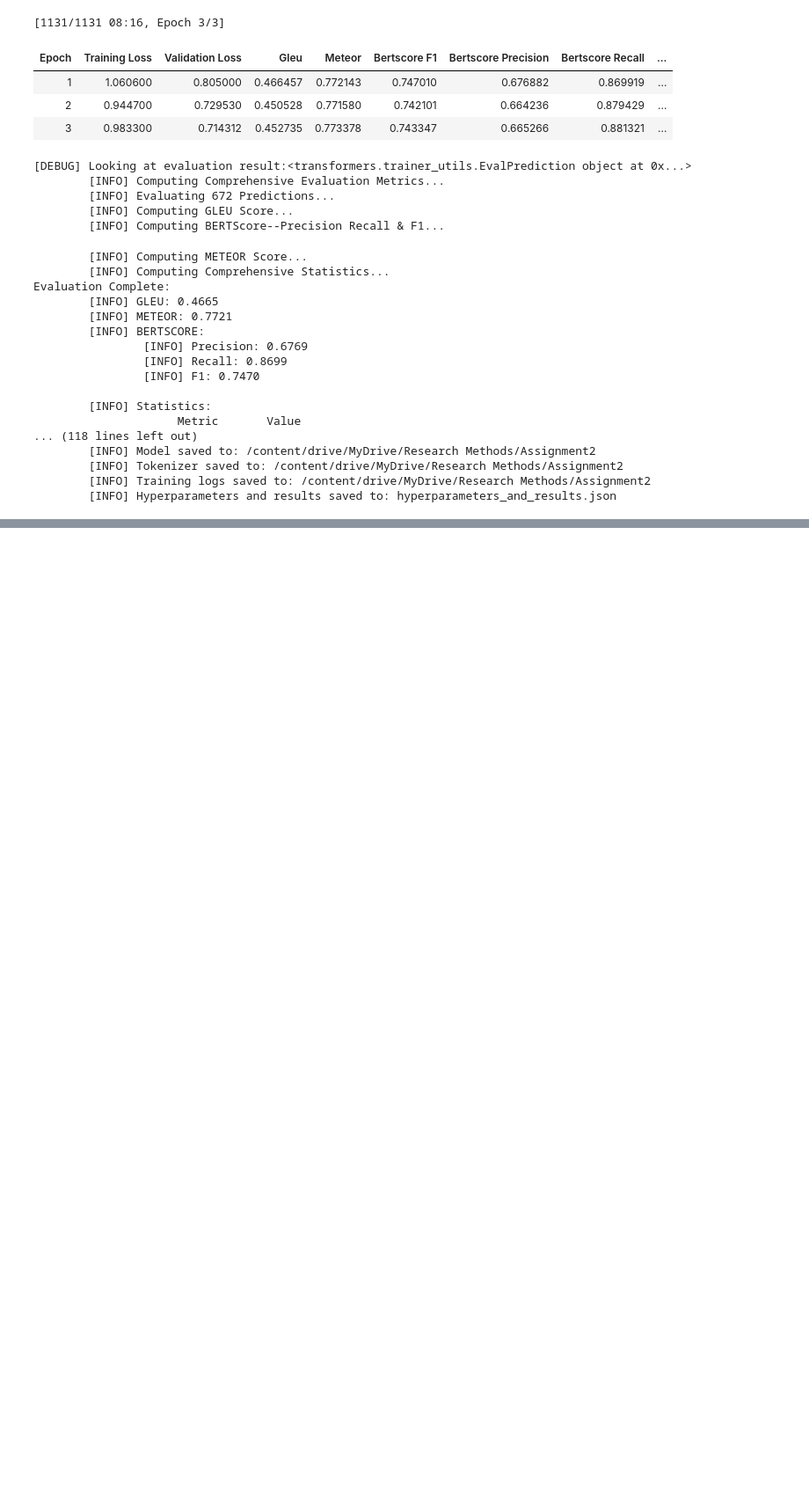
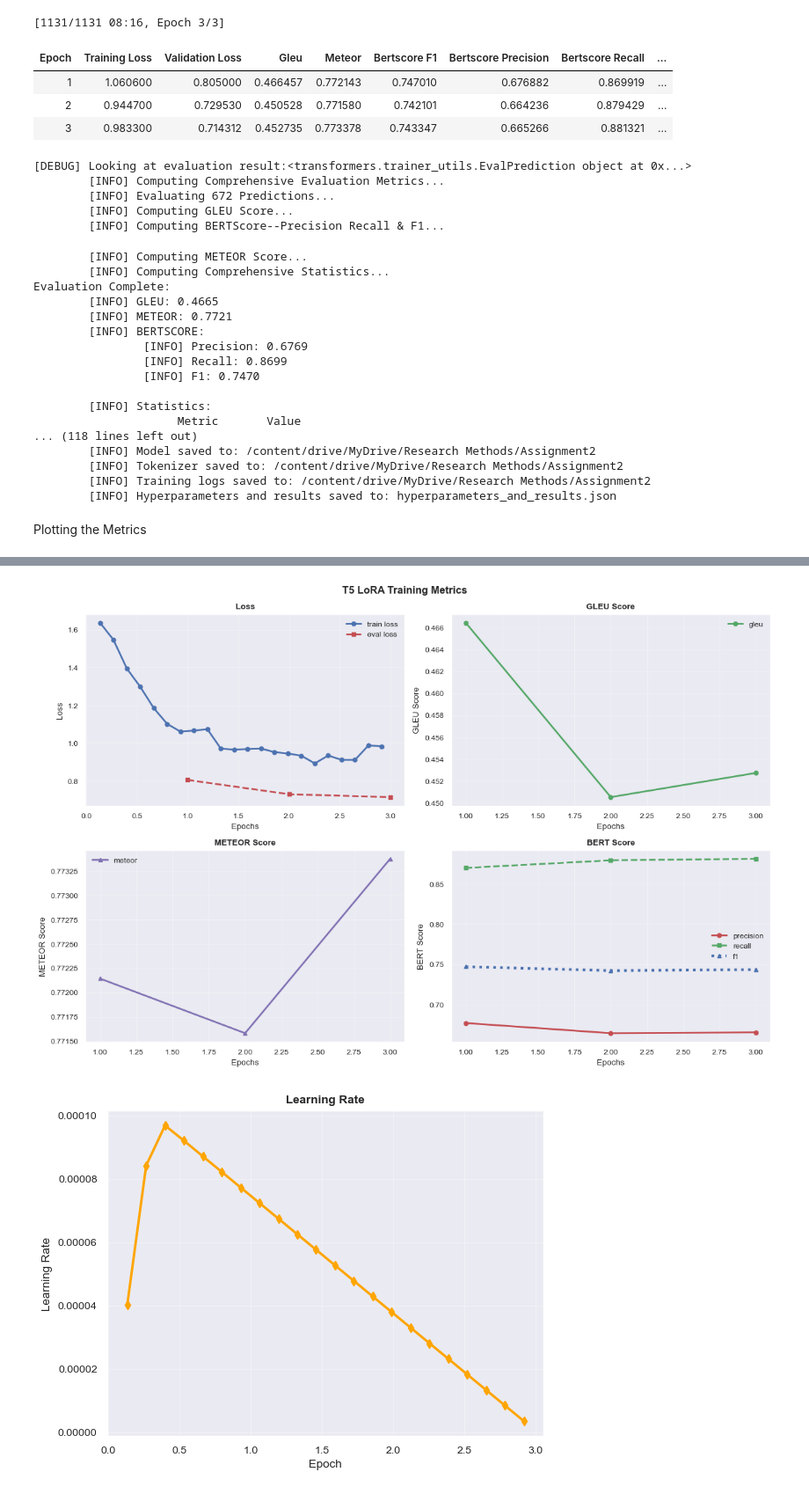
Before and after one commit to Mohitag94/grammar_correction, a Jupyter notebook: grammar_correction_t5_lora.ipynb, the cells around one changed output, grey strips where cells are left out. Shown at 88% size. Saved outputs shown, nothing was run; the diff lists cells and outputs as text; code cells hidden in the pictures; blank space fills up the shorter version.

Commit message:
model train plots

```diff
--- a/grammar_correction_t5_lora.ipynb
+++ b/grammar_correction_t5_lora.ipynb
@@ -2216,6 +2217,23 @@ class T5LoRATrainer:
 ### Train Plot Function
 # %%
 def train_plots(train_log_path, output_dir=IMAGE_SAVEPOINT):
+    """
+    Generate training metric plots from model training logs.
+
+    Args:
+        train_log_path (str): Path to the training log file in JSON format
+        output_dir (str): Directory path where plot images will be saved
+
+    The function creates and saves the following plots:
+    - Training and evaluation loss curves
+    - GLEU score progression
+    - METEOR score progression
+    - BERT Score metrics (precision, recall, F1)
+    - Learning rate curve
+
+    Plots are saved as PNG files in the specified output directory.
+    """
+
     # reading the log file
     with open(train_log_path, "r") as f:
         data = json.load(f)
@@ -2243,7 +2261,7 @@ def train_plots(train_log_path, output_dir=IMAGE_SAVEPOINT):
     bert_recall = [log.get("eval_bertscore_recall", 0) for log in eval_logs]
     bert_f1 = [log.get("eval_bertscore_f1", 0) for log in eval_logs]
 
-    print(train_logs)
+    # plotting the mertics in a grid
     fig, axes = plt.subplots(2, 2, figsize=(12, 8))
     fig.suptitle("T5 LoRA Training Metrics", fontsize=12, fontweight='bold')
 
@@ -2290,3 +2308,17 @@ def train_plots(train_log_path, output_dir=IMAGE_SAVEPOINT):
     plt.savefig(os.path.join(output_dir, "training_metrics.png"),
                 bbox_inches="tight")
     plt.show()
+    plt.close()
+
+    # learning rate plot
+    learning_rates = [log.get("learning_rate", 0) for log in train_logs]
+    if learning_rates:
+        plt.plot(train_epochs, learning_rates,
+                 "orange", linewidth=2, marker="d")
+        plt.title("Learning Rate", fontweight="bold")
+        plt.xlabel("Epoch")
+        plt.ylabel("Learning Rate")
+        plt.grid(True, alpha=0.3)
+        plt.savefig(os.path.join(output_dir, "learning_rate.png"),
+                    bbox_inches="tight")
+        plt.show()
@@ -2502,3 +2727,10 @@ Evaluation Complete:
         [INFO] Tokenizer saved to: /content/drive/MyDrive/Research Methods/Assignment2
         [INFO] Training logs saved to: /content/drive/MyDrive/Research Methods/Assignment2
         [INFO] Hyperparameters and results saved to: hyperparameters_and_results.json
+# %% [markdown]
+Plotting the Metrics
+# %%
+# plot the metrics
+train_plots(
+    r"D:\MScDataScience\9.Research_Methods\Assignment\Assignment2\Checkpoints\trainer_state.json", IMAGE_SAVEPOINT)
+# %% [output]
@@ -2504,0 +2738,2 @@ Evaluation Complete:
+[figure, added]
+[figure, added]
```
Also changed, not shown: parts of 12 cells of this notebook.
